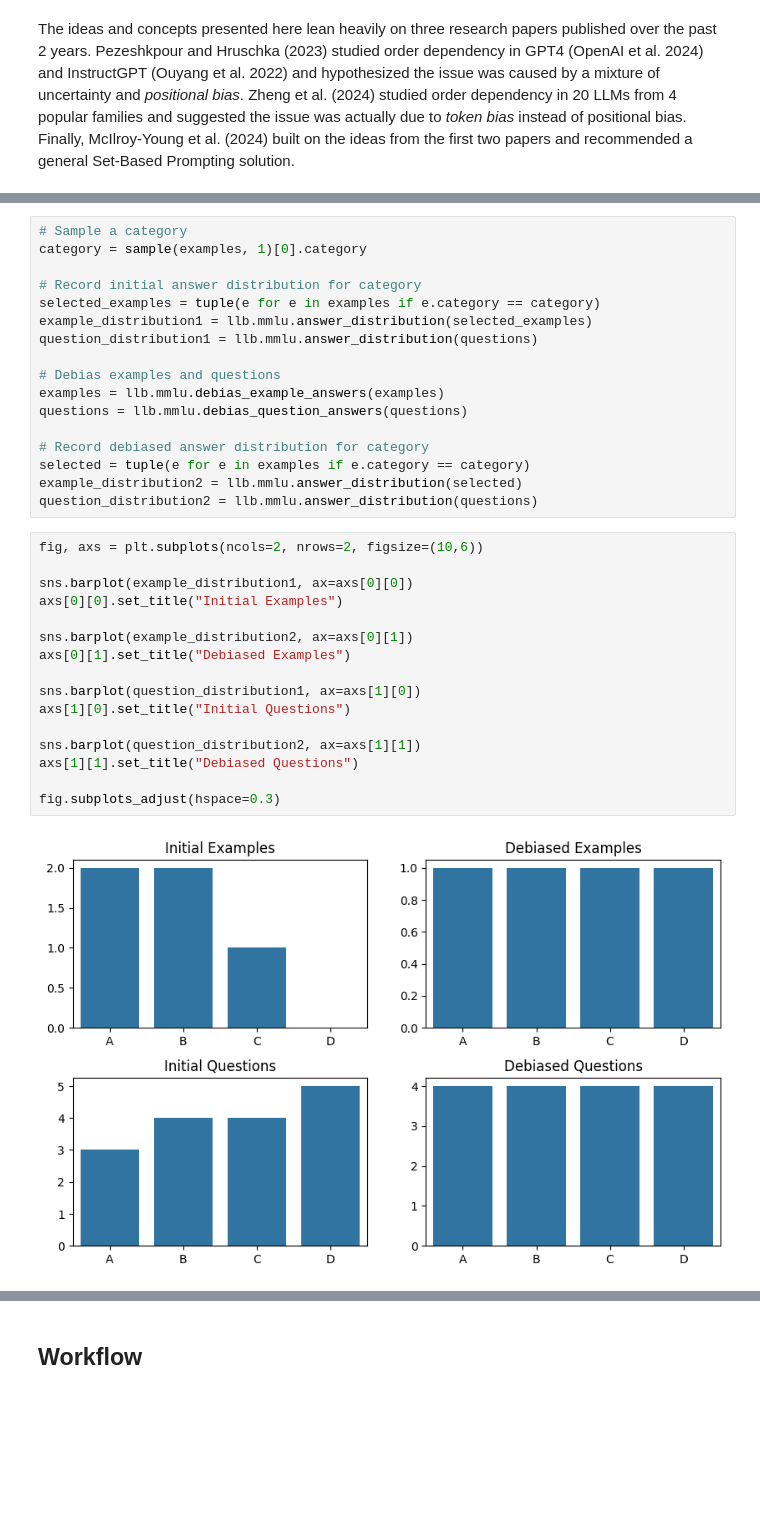
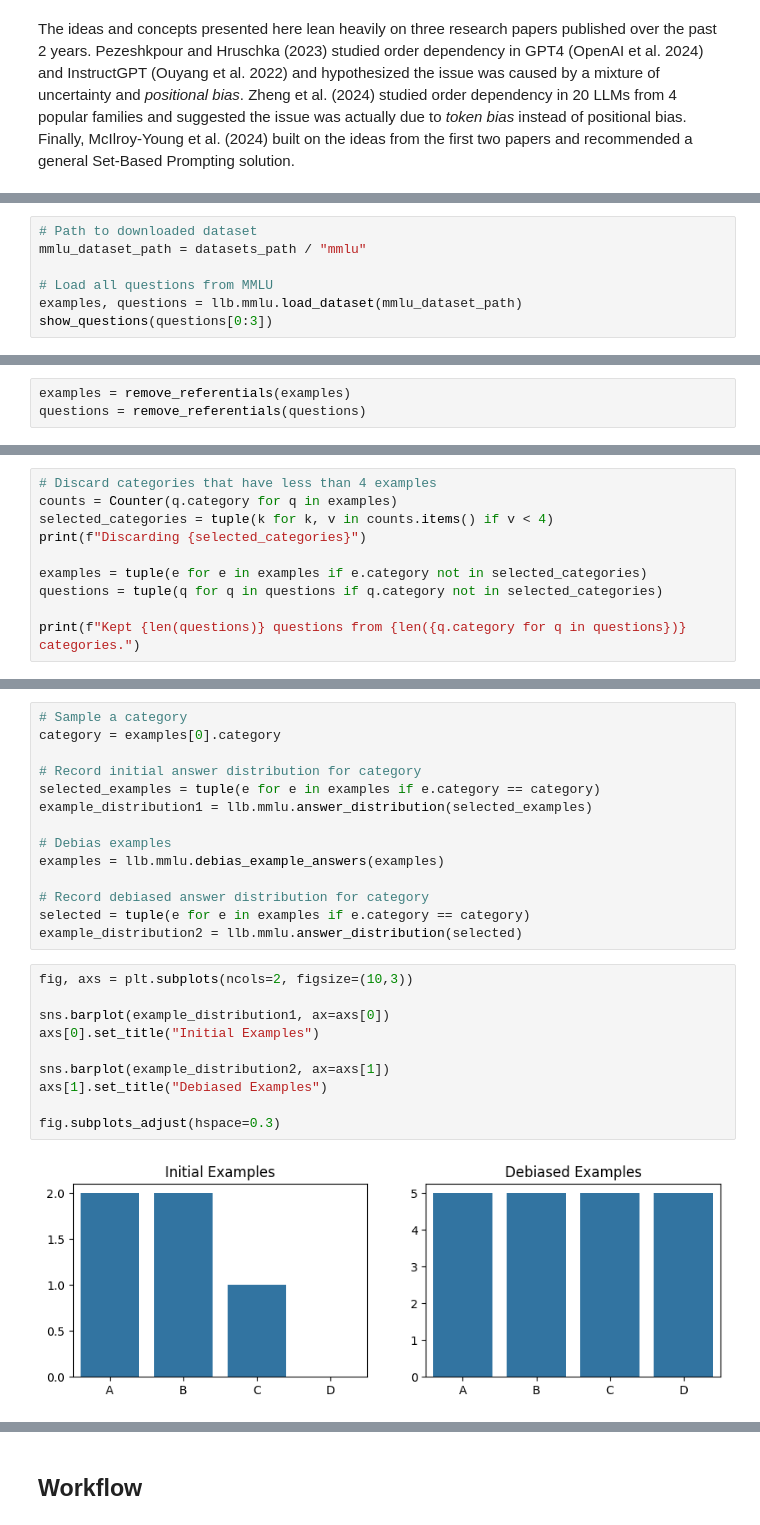
Before and after one commit to stickshift/llama-benchmarks, a Jupyter notebook: experiments/20241107-exploring-order-dependency.ipynb, the cells around one changed output, grey strips where cells are left out. Drawn from its saved outputs; the diff is of its cells as text; blank space fills up the shorter version.

```diff
--- a/experiments/20241107-exploring-order-dependency.ipynb
+++ b/experiments/20241107-exploring-order-dependency.ipynb
@@ -82,0 +202,7 @@ show_questions(questions[0:3])
+# %%
+# Path to downloaded dataset
+mmlu_dataset_path = datasets_path / "mmlu"
+
+# Load all questions from MMLU
+examples, questions = llb.mmlu.load_dataset(mmlu_dataset_path)
+show_questions(questions[0:3])
@@ -82,0 +237,3 @@ show_questions(questions[0:3])
+# %%
+examples = remove_referentials(examples)
+questions = remove_referentials(questions)
@@ -82,0 +243,10 @@ show_questions(questions[0:3])
+# %%
+# Discard categories that have less than 4 examples
+counts = Counter(q.category for q in examples)
+selected_categories = tuple(k for k, v in counts.items() if v < 4)
+print(f"Discarding {selected_categories}")
+
+examples = tuple(e for e in examples if e.category not in selected_categories)
+questions = tuple(q for q in questions if q.category not in selected_categories)
+
+print(f"Kept {len(questions)} questions from {len({q.category for q in questions})} categories.")
@@ -85,36 +267,27 @@ Before we move on to the LLMs, we need to clean up the MMLU data a bit. Our goal
 # %%
 # Sample a category
-category = sample(examples, 1)[0].category
+category = examples[0].category
 
 # Record initial answer distribution for category
 selected_examples = tuple(e for e in examples if e.category == category)
 example_distribution1 = llb.mmlu.answer_distribution(selected_examples)
-question_distribution1 = llb.mmlu.answer_distribution(questions)
 
-# Debias examples and questions
+# Debias examples
 examples = llb.mmlu.debias_example_answers(examples)
-questions = llb.mmlu.debias_question_answers(questions)
 
 # Record debiased answer distribution for category
 selected = tuple(e for e in examples if e.category == category)
 example_distribution2 = llb.mmlu.answer_distribution(selected)
-question_distribution2 = llb.mmlu.answer_distribution(questions)
 # %%
-fig, axs = plt.subplots(ncols=2, nrows=2, figsize=(10,6))
+fig, axs = plt.subplots(ncols=2, figsize=(10,3))
 
-sns.barplot(example_distribution1, ax=axs[0][0])
-axs[0][0].set_title("Initial Examples")
+sns.barplot(example_distribution1, ax=axs[0])
+axs[0].set_title("Initial Examples")
 
-sns.barplot(example_distribution2, ax=axs[0][1])
-axs[0][1].set_title("Debiased Examples")
-
-sns.barplot(question_distribution1, ax=axs[1][0])
-axs[1][0].set_title("Initial Questions")
-
-sns.barplot(question_distribution2, ax=axs[1][1])
-axs[1][1].set_title("Debiased Questions")
+sns.barplot(example_distribution2, ax=axs[1])
+axs[1].set_title("Debiased Examples")
 
 fig.subplots_adjust(hspace=0.3)
 # %% [output]
-[figure, old version]
+[figure, new version]
 # %% [markdown]
```
Also changed, not shown: parts of 76 cells of this notebook, 4 other files.
